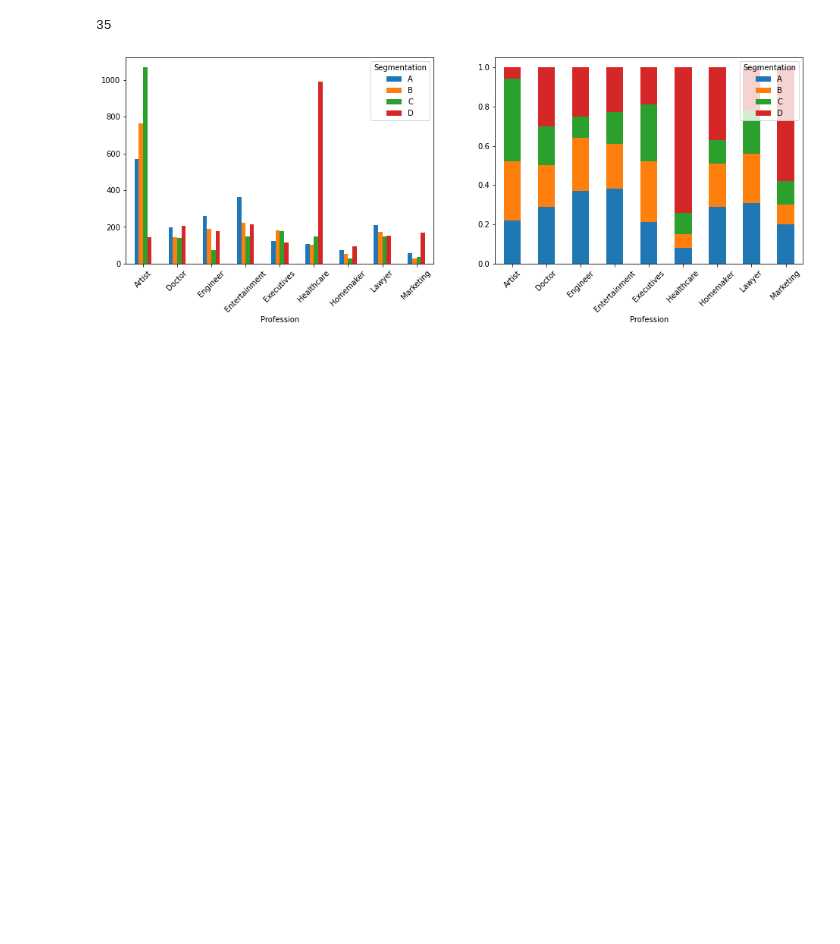
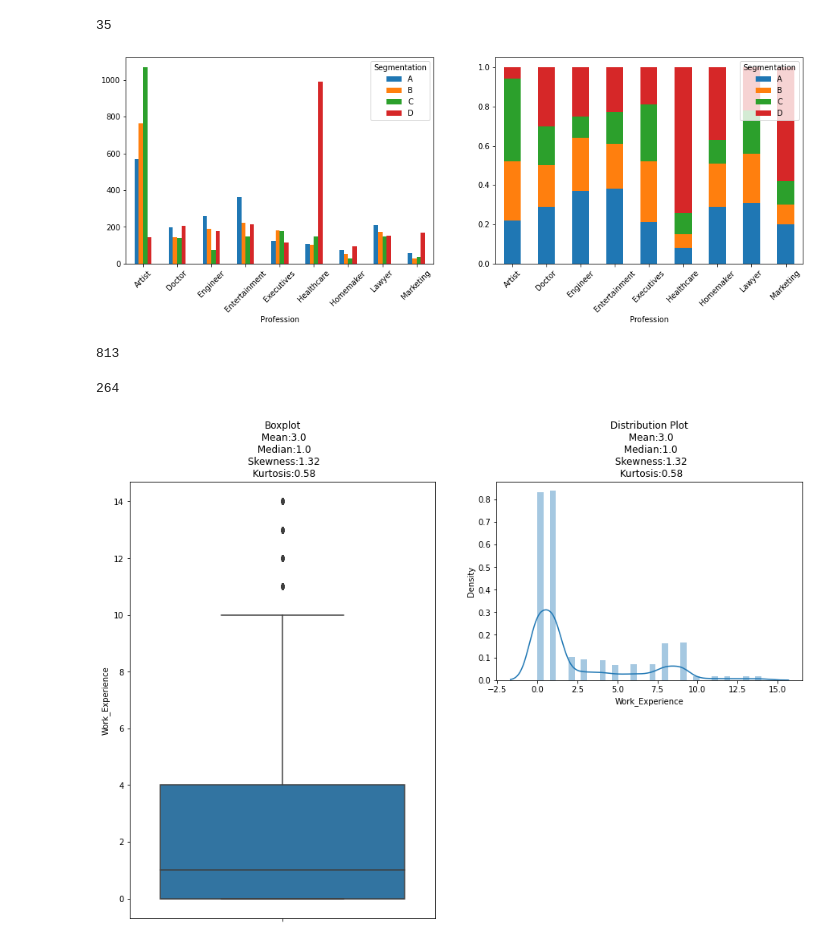
Before and after one commit to Research-Group-CDAP/ML_Assignment2_IT19132310_IT19139036_IT19120980_IT19104218, a Jupyter notebook: model.ipynb, the cells around one changed output. Cells and saved outputs as stored; diff of their text form; code cells hidden in the pictures; blank space fills up the shorter version.

```diff
--- a/model.ipynb
+++ b/model.ipynb
@@ -591,0 +594,14 @@ plt.show()
+# %%
+
+# Checking the count of missing values
+df_train.Work_Experience.isnull().sum()
+# %% [output]
+813
+# %%
+# Replacing NaN with previous values
+df_train['Work_Experience'] = df_train['Work_Experience'].fillna(method='pad')
+# %%
+# Checking the count of missing values
+df_test.Work_Experience.isnull().sum()
+# %% [output]
+264
@@ -591,0 +611,20 @@ plt.show()
+# %%
+# Looking the distribution of column Work Experience
+plt.figure(figsize=(15,10))
+
+skewness = round(df_train.Work_Experience.skew(),2)
+kurtosis = round(df_train.Work_Experience.kurtosis(),2)
+mean = round(np.mean(df_train.Work_Experience),0)
+median = np.median(df_train.Work_Experience)
+
+plt.subplot(1,2,1)
+sns.boxplot(y=df_train.Work_Experience)
+plt.title('Boxplot\n Mean:{}\n Median:{}\n Skewness:{}\n Kurtosis:{}'.format(mean,median,skewness,kurtosis))
+
+plt.subplot(2,2,2)
+sns.distplot(df_train.Work_Experience)
+plt.title('Distribution Plot\n Mean:{}\n Median:{}\n Skewness:{}\n Kurtosis:{}'.format(mean,median,skewness,kurtosis))
+
+plt.show()
+# %% [output]
+[figure, added]
```
Also changed, not shown: parts of 10 cells of this notebook.
